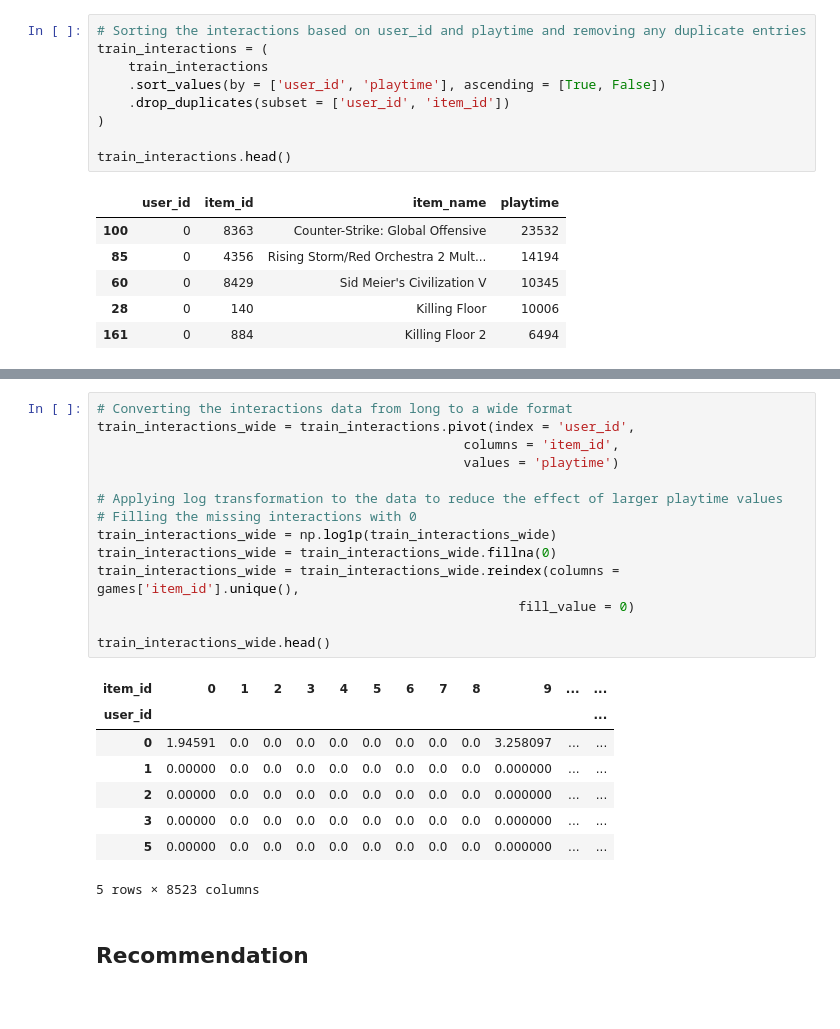
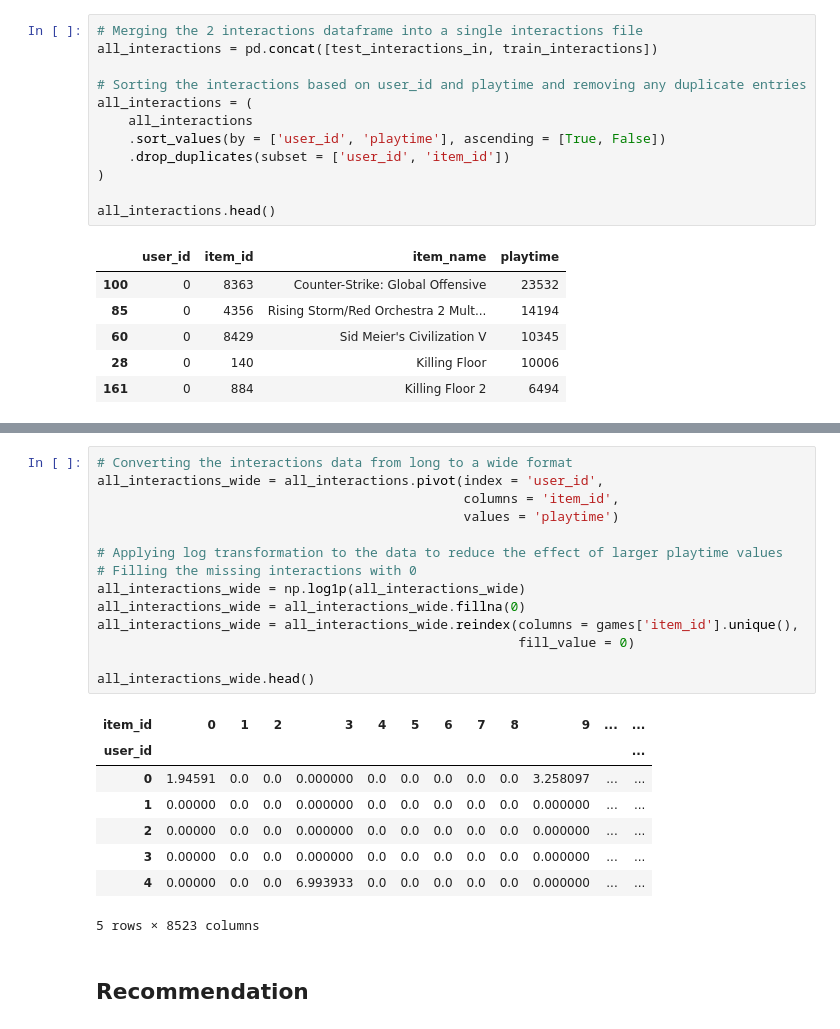
Before and after one commit to pegghe/AIProject, a Jupyter notebook: AIProject.ipynb, the cells around one changed output, grey strips where cells are left out. Drawn from its saved outputs; the diff is of its cells as text.

```diff
--- a/AIProject.ipynb
+++ b/AIProject.ipynb
@@ -121,12 +121,15 @@ games_long
 # %%
+# Merging the 2 interactions dataframe into a single interactions file
+all_interactions = pd.concat([test_interactions_in, train_interactions])
+
 # Sorting the interactions based on user_id and playtime and removing any duplicate entries
-train_interactions = (
-    train_interactions
+all_interactions = (
+    all_interactions
     .sort_values(by = ['user_id', 'playtime'], ascending = [True, False])
     .drop_duplicates(subset = ['user_id', 'item_id'])
 )
 
-train_interactions.head()
+all_interactions.head()
 # %% [output]
 |  | user_id | item_id | item_name | playtime |
 | 100 | 0 | 8363 | Counter-Strike: Global Offensive | 23532 |
@@ -182,26 +185,26 @@ games_unique.head()
 | 4 | 4 | 3D-Coat V4.8 | Pilgway | Animation & Modeling | http://store.steampowered.com/app... | ['Animation & Modeling'] | Very Positive | NaN | ['Steam Cloud'] | 99.99 | ... |
 # %%
 # Converting the interactions data from long to a wide format
-train_interactions_wide = train_interactions.pivot(index = 'user_id',
+all_interactions_wide = all_interactions.pivot(index = 'user_id',
                                                columns = 'item_id',
                                                values = 'playtime')
 
 # Applying log transformation to the data to reduce the effect of larger playtime values
 # Filling the missing interactions with 0
-train_interactions_wide = np.log1p(train_interactions_wide)
-train_interactions_wide = train_interactions_wide.fillna(0)
-train_interactions_wide = train_interactions_wide.reindex(columns = games['item_id'].unique(),
+all_interactions_wide = np.log1p(all_interactions_wide)
+all_interactions_wide = all_interactions_wide.fillna(0)
+all_interactions_wide = all_interactions_wide.reindex(columns = games['item_id'].unique(),
                                                       fill_value = 0)
 
-train_interactions_wide.head()
+all_interactions_wide.head()
 # %% [output]
 | item_id | 0 | 1 | 2 | 3 | 4 | 5 | 6 | 7 | 8 | 9 | ... | ... |
 | user_id |  |  |  |  |  |  |  |  |  |  |  | ... |
-| 0 | 1.94591 | 0.0 | 0.0 | 0.0 | 0.0 | 0.0 | 0.0 | 0.0 | 0.0 | 3.258097 | ... | ... |
-| 1 | 0.00000 | 0.0 | 0.0 | 0.0 | 0.0 | 0.0 | 0.0 | 0.0 | 0.0 | 0.000000 | ... | ... |
-| 2 | 0.00000 | 0.0 | 0.0 | 0.0 | 0.0 | 0.0 | 0.0 | 0.0 | 0.0 | 0.000000 | ... | ... |
-| 3 | 0.00000 | 0.0 | 0.0 | 0.0 | 0.0 | 0.0 | 0.0 | 0.0 | 0.0 | 0.000000 | ... | ... |
-| 5 | 0.00000 | 0.0 | 0.0 | 0.0 | 0.0 | 0.0 | 0.0 | 0.0 | 0.0 | 0.000000 | ... | ... |
+| 0 | 1.94591 | 0.0 | 0.0 | 0.000000 | 0.0 | 0.0 | 0.0 | 0.0 | 0.0 | 3.258097 | ... | ... |
+| 1 | 0.00000 | 0.0 | 0.0 | 0.000000 | 0.0 | 0.0 | 0.0 | 0.0 | 0.0 | 0.000000 | ... | ... |
+| 2 | 0.00000 | 0.0 | 0.0 | 0.000000 | 0.0 | 0.0 | 0.0 | 0.0 | 0.0 | 0.000000 | ... | ... |
+| 3 | 0.00000 | 0.0 | 0.0 | 0.000000 | 0.0 | 0.0 | 0.0 | 0.0 | 0.0 | 0.000000 | ... | ... |
+| 4 | 0.00000 | 0.0 | 0.0 | 6.993933 | 0.0 | 0.0 | 0.0 | 0.0 | 0.0 | 0.000000 | ... | ... |
 5 rows × 8523 columns
 # %% [markdown]
 ## Recommendation
```
Also changed, not shown: parts of 8 cells of this notebook, 3 other files.
